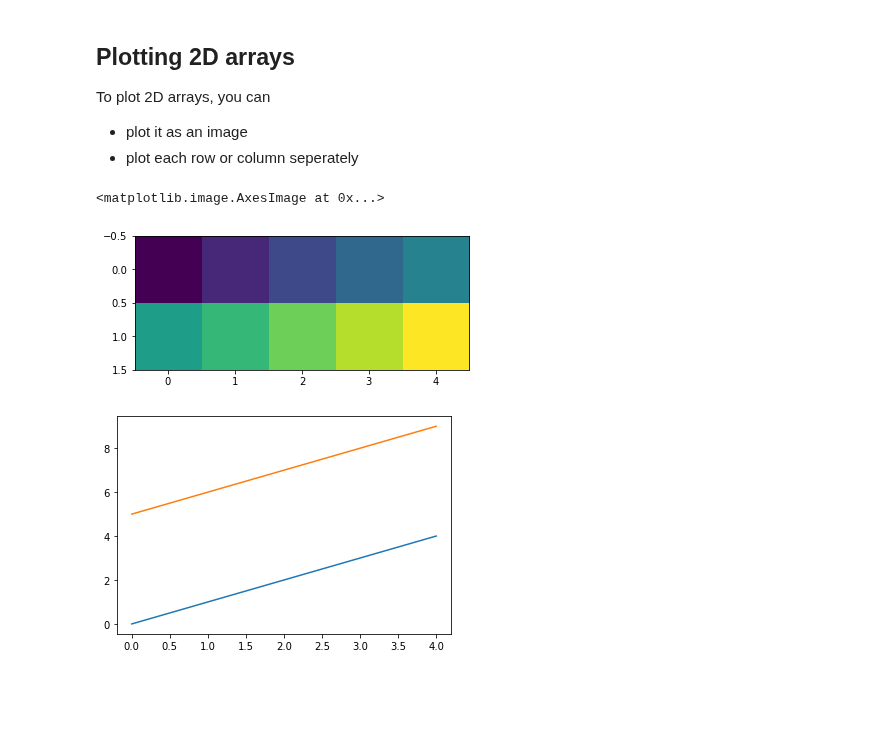
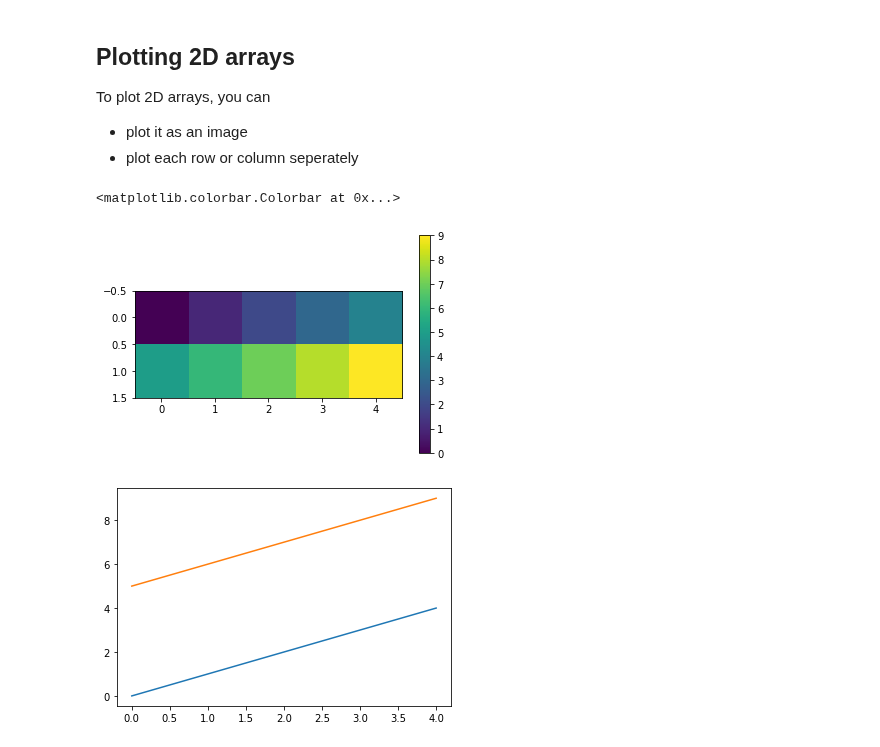
Before and after one commit to kevin-allen/dataScienceNeuro, a Jupyter notebook: notebooks/lecture_01.ipynb, the cells around one changed output. Saved outputs shown, nothing was run; the diff lists cells and outputs as text; code cells hidden in the pictures; blank space fills up the shorter version.

```diff
--- a/notebooks/lecture_01.ipynb
+++ b/notebooks/lecture_01.ipynb
@@ -590,9 +595,10 @@ To plot 2D arrays, you can
 # %%
 a = np.arange(10).reshape(2,5)
 plt.imshow(a)
+plt.colorbar()
 # %% [output]
-<matplotlib.image.AxesImage at 0x...>
+<matplotlib.colorbar.Colorbar at 0x...>
-[figure, old version]
+[figure, new version]
 # %%
 plt.plot(a[0,:])
 plt.plot(a[1,:])
```
Also changed, not shown: parts of 6 cells of this notebook, 2 other files.
